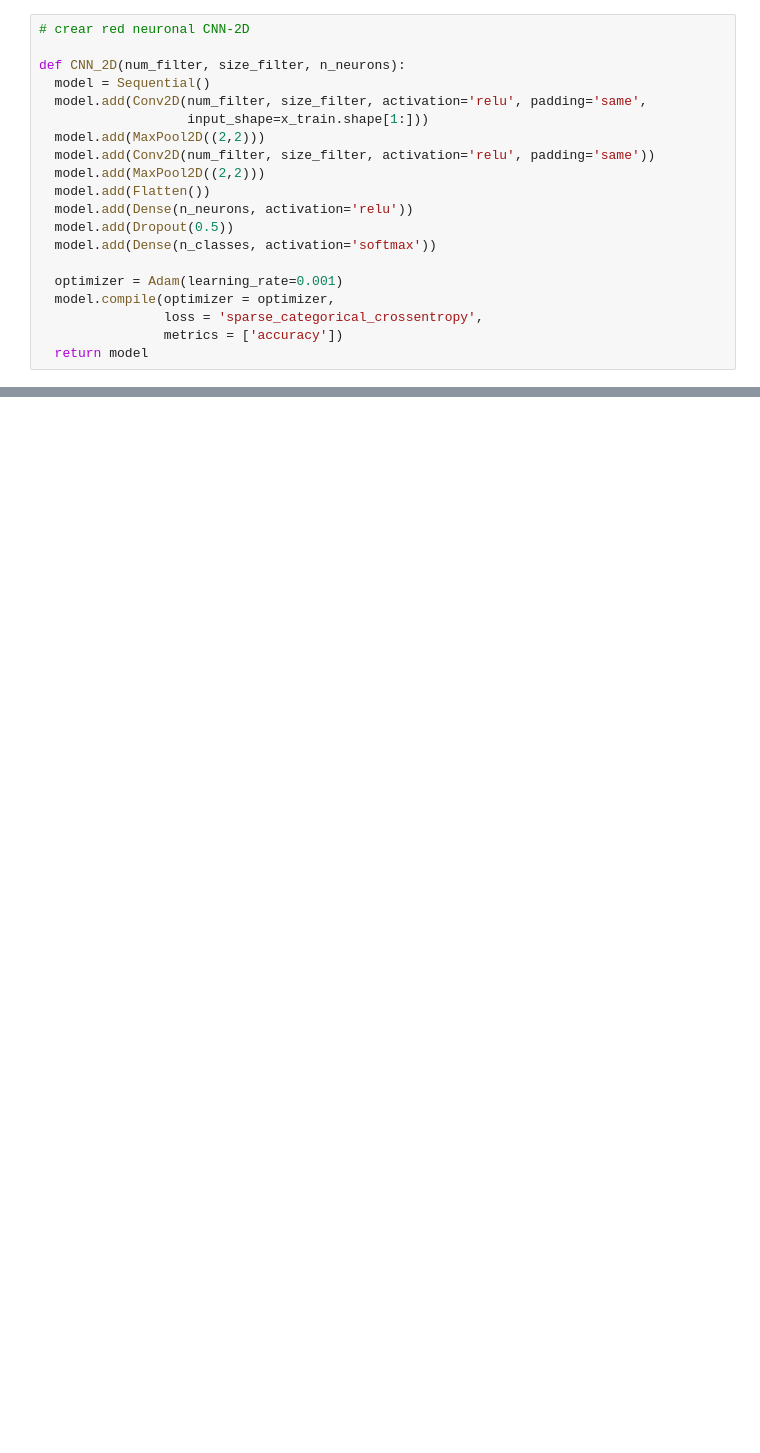
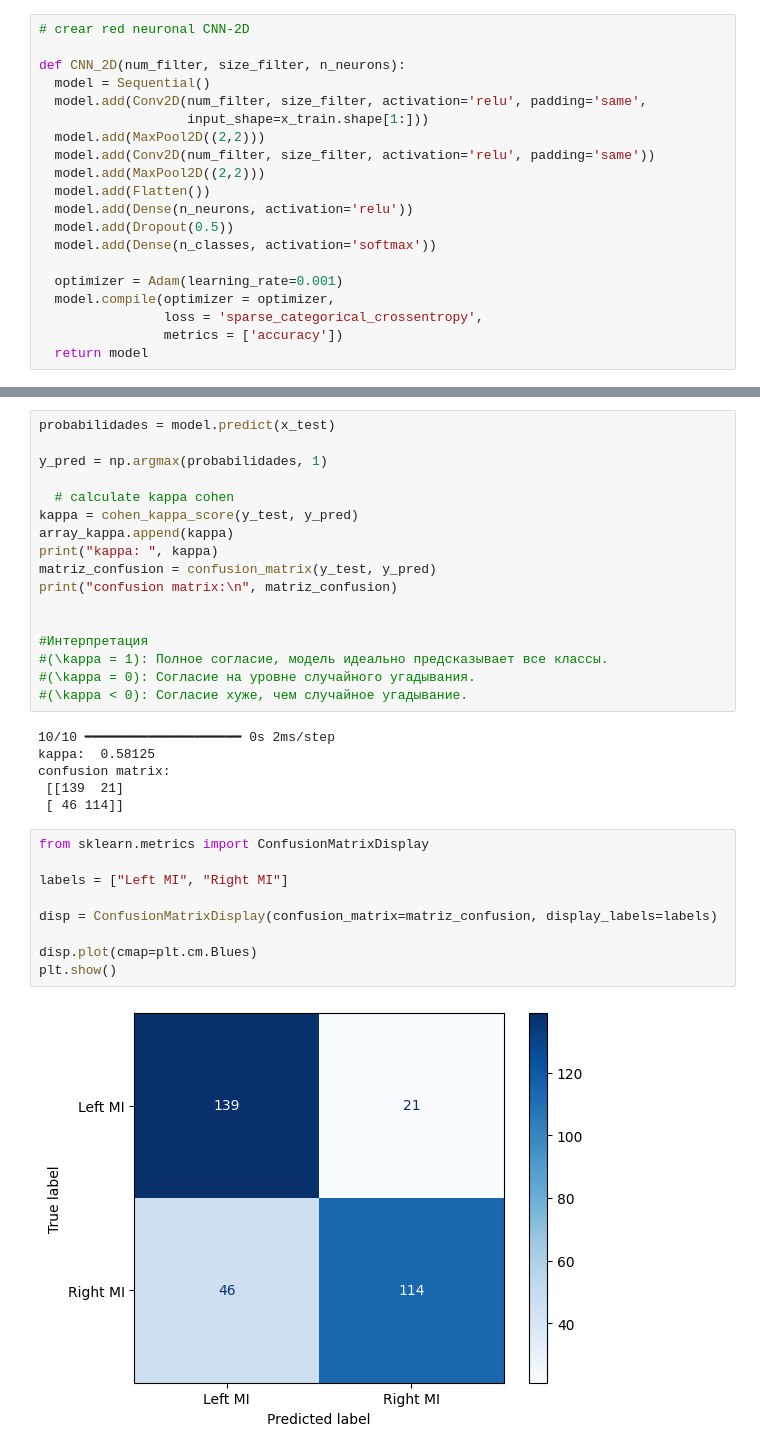
Before and after one commit to TAUforPython/BioMedAI, a Jupyter notebook: NN CNN LSTM EEG DF MI Class.ipynb, the cells around one changed output, grey strips where cells are left out. Saved outputs shown, nothing was run; the diff lists cells and outputs as text; blank space fills up the shorter version.

```diff
--- a/NN CNN LSTM EEG DF MI Class.ipynb
+++ b/NN CNN LSTM EEG DF MI Class.ipynb
@@ -282,3 +271,37 @@ kappa:  0.0
+# %%
+probabilidades = model.predict(x_test)
+
+y_pred = np.argmax(probabilidades, 1)
+
+  # calculate kappa cohen
+kappa = cohen_kappa_score(y_test, y_pred)
+array_kappa.append(kappa)
+print("kappa: ", kappa)
+matriz_confusion = confusion_matrix(y_test, y_pred)
+print("confusion matrix:\n", matriz_confusion)
+
+
+#Интерпретация
+#(\kappa = 1): Полное согласие, модель идеально предсказывает все классы.
+#(\kappa = 0): Согласие на уровне случайного угадывания.
+#(\kappa < 0): Согласие хуже, чем случайное угадывание.
+# %% [output]
+10/10 ━━━━━━━━━━━━━━━━━━━━ 0s 2ms/step
+kappa:  0.58125
+confusion matrix:
+ [[139  21]
+ [ 46 114]]
+# %%
+from sklearn.metrics import ConfusionMatrixDisplay
+
+labels = ["Left MI", "Right MI"]
+
+disp = ConfusionMatrixDisplay(confusion_matrix=matriz_confusion, display_labels=labels)
+
+disp.plot(cmap=plt.cm.Blues)
+plt.show()
+# %% [output]
+[figure, added]
 # %%
   plt.plot(history.history['accuracy'])
   plt.plot(history.history['val_accuracy'])
```
Also changed, not shown: parts of 8 cells of this notebook.
